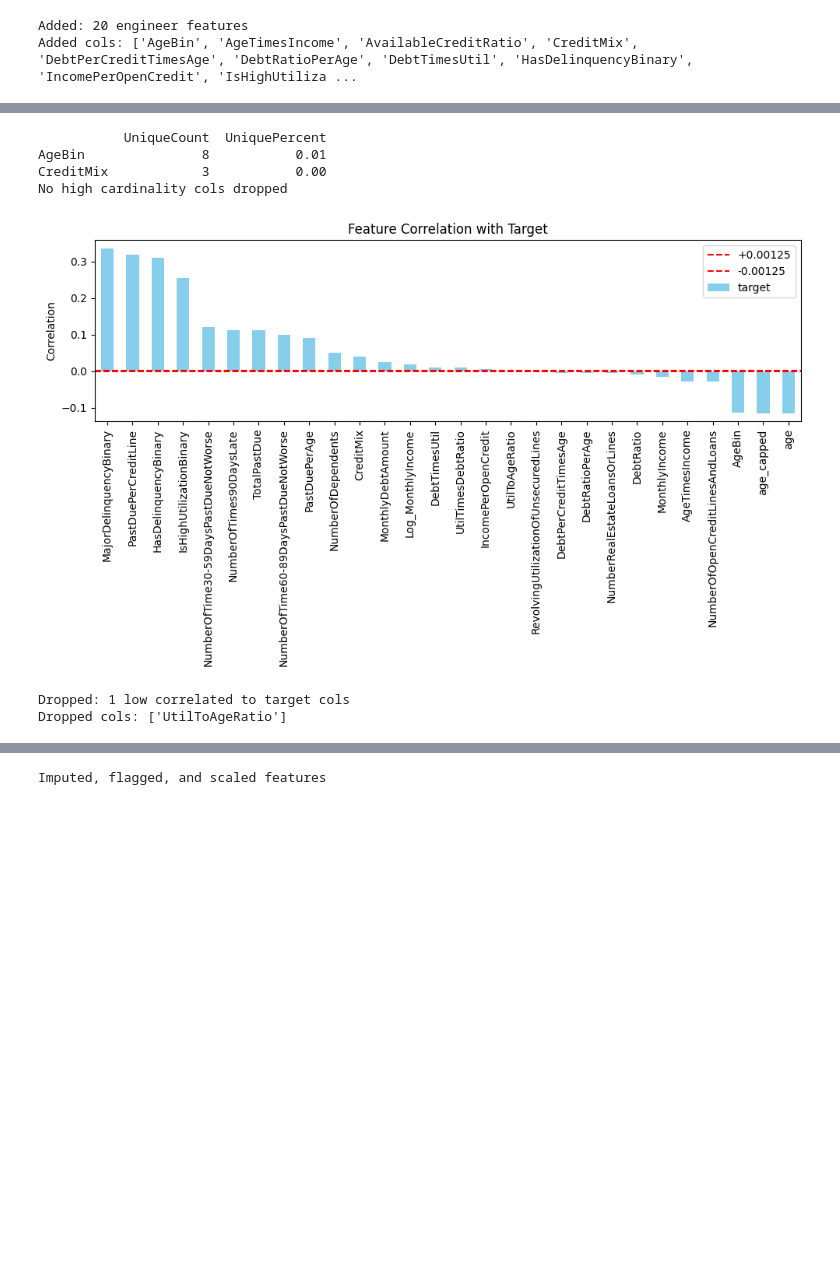
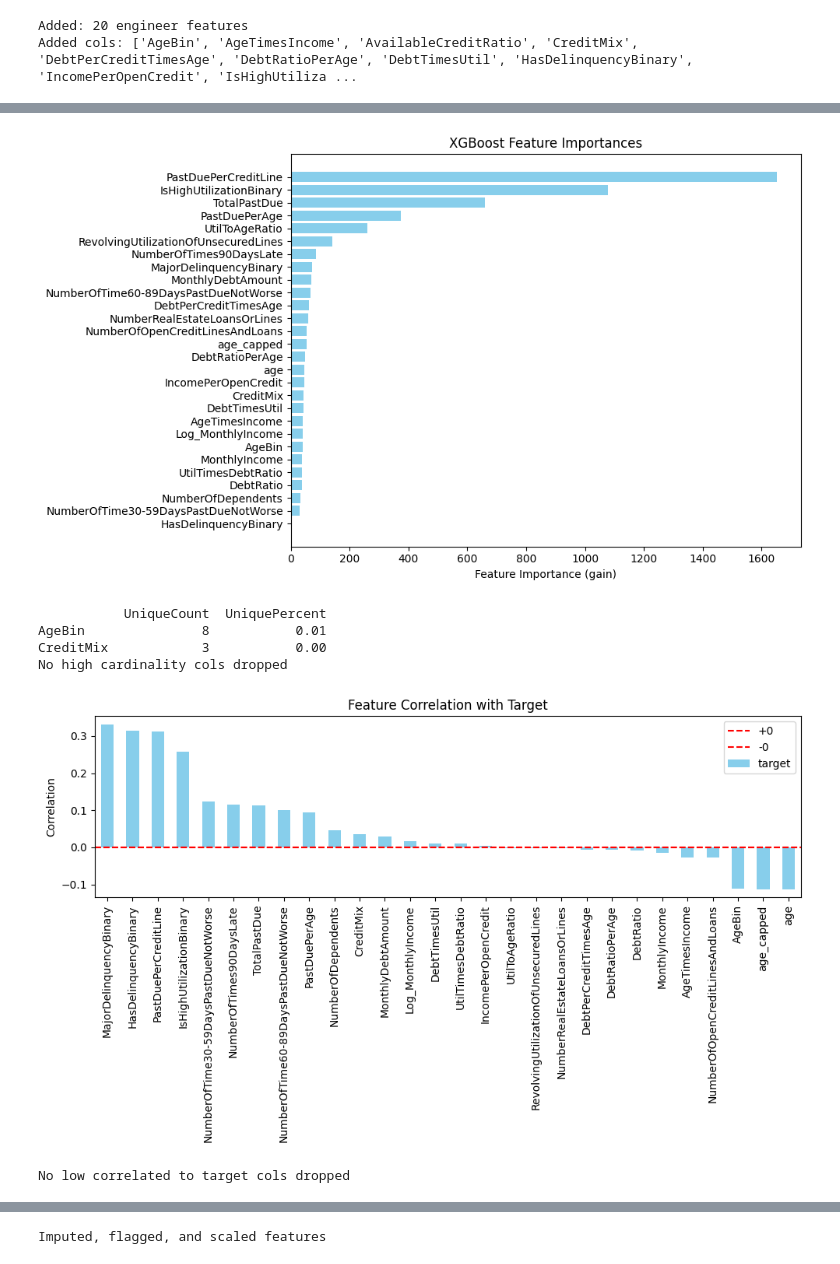
Before and after one commit to sunnysunny77/loan, a Jupyter notebook: cr.ipynb, the cells around one changed output, grey strips where cells are left out. Saved outputs shown, nothing was run; the diff lists cells and outputs as text; code cells hidden in the pictures; blank space fills up the shorter version.

```diff
--- a/cr.ipynb
+++ b/cr.ipynb
@@ -671,6 +739,10 @@ age                                              0            0.00
 age_capped                                       0            0.00
 Dropped: 2 high missing cols
 Dropped cols: ['AvailableCreditRatio', 'MonthlyDebtPerIncome']
+# %%
+plot_feature_importance(df_drop, y_train, bias_mode=False)
+# %% [output]
+[figure, added]
 # %%
 # Drop high card
 df_high, hc_cols_to_drop = drop_high_card_cols(df_drop, threshold=50)
@@ -681,11 +753,10 @@ CreditMix            3           0.00
 No high cardinality cols dropped
 # %%
 # Drop low correlated features to target
-df_corr, low_corr_cols_to_drop = drop_low_correlated_to_target(df_high, y_train, threshold=0.00125, drop_direction=None)
+df_corr, low_corr_cols_to_drop = drop_low_correlated_to_target(df_high, y_train, threshold=0, bias_mode=None)
 # %% [output]
-[figure, old version]
+[figure, new version]
-Dropped: 1 low correlated to target cols
-Dropped cols: ['UtilToAgeRatio']
+No low correlated to target cols dropped
 # %%
 # Collapse rare categories
 df_collapsed, rare_maps = collapse_rare_categories(df_corr, threshold=0.067)
```
Also changed, not shown: parts of 17 cells of this notebook, 2 other files.
